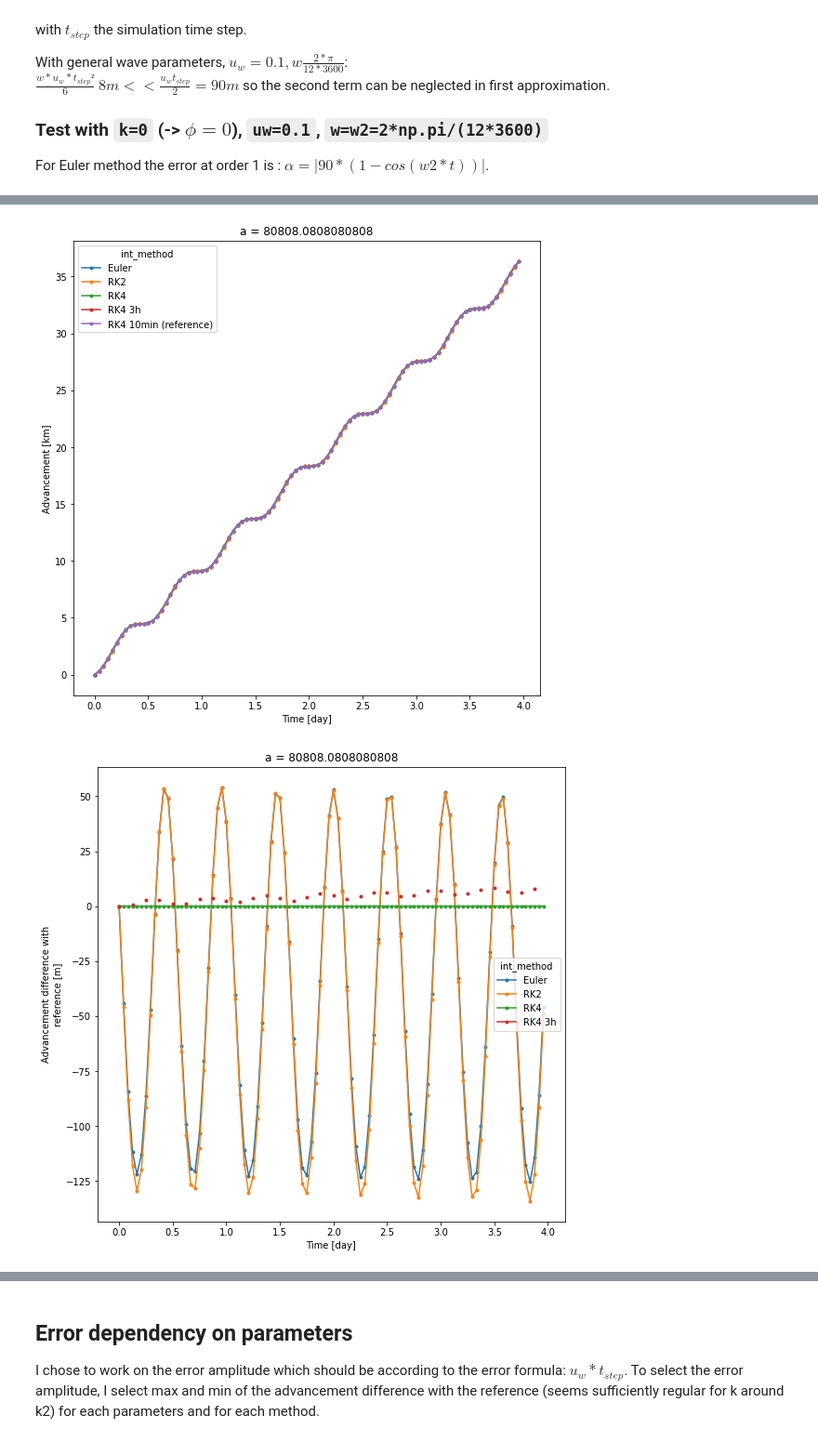
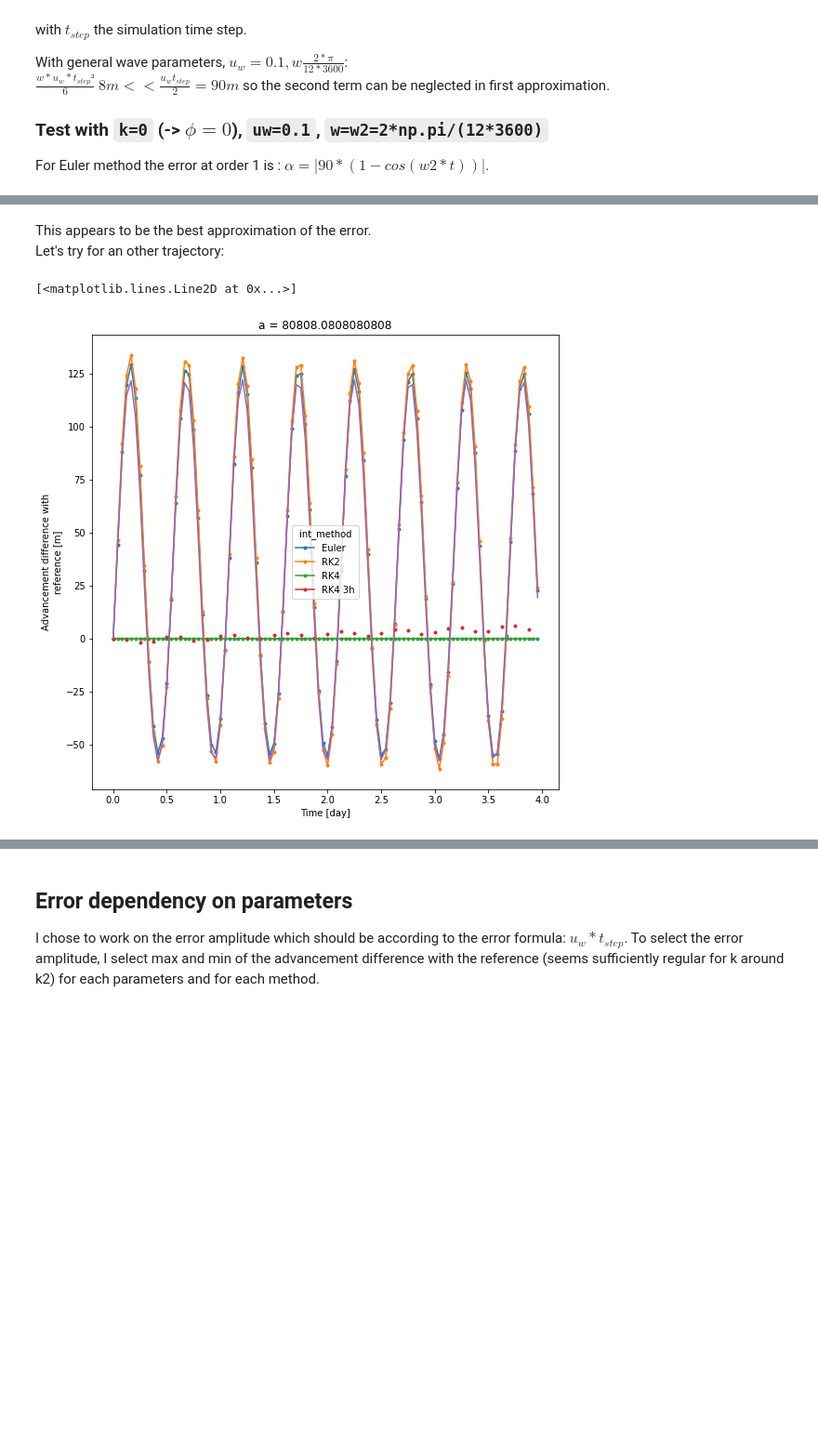
Before and after one commit to margot-demol/stage-m1, a Jupyter notebook: development/temporal_int_comparison.ipynb, the cells around one changed output, grey strips where cells are left out. Shown at 93% size. Drawn from its saved outputs; the diff is of its cells as text; code cells hidden in the pictures; blank space fills up the shorter version.

```diff
--- a/development/temporal_int_comparison.ipynb
+++ b/development/temporal_int_comparison.ipynb
@@ -128,7 +103,19 @@ Last print shows that the absolute value and the average on particules erase a p
+# %% [markdown]
+This appears to be the best approximation of the error.
+Let's try for an other trajectory:
 # %%
 z=sti.SetUp(advected=0)
-compz=sti.Temp_Int_Comp(z,advected=0)#CAUTION: add parameters if parameters add in SetUp x different than default
+compz=sti.Temp_Int_Comp(z,advected=0)
 compz.print_diff_adv(traj=40)
+t=z.out_ds.otime
+zp=z['p'].isel(a=40)
+z0=z['p'].isel(a=40, otime=0)
+err=z['uw']*sti.h2s/2/2*(xr.ufuncs.cos(z['k']*z0)-xr.ufuncs.cos(z['w']*t-z['k']*zp))
+err.attrs={'units':'m', "long_name":"Advancement difference with reference"}
+otime_day = err.otime/(24*3600)
+err.coords['otime_day']=otime_day
+err.otime_day.attrs={"units":"day", "long_name":"Time"}
+err.plot(x='otime_day')
 # %% [output]
+[<matplotlib.lines.Line2D at 0x...>]
-[figure, old version]
+[figure, new version]
-[figure, removed]
```
Also changed, not shown: parts of 22 cells of this notebook.
